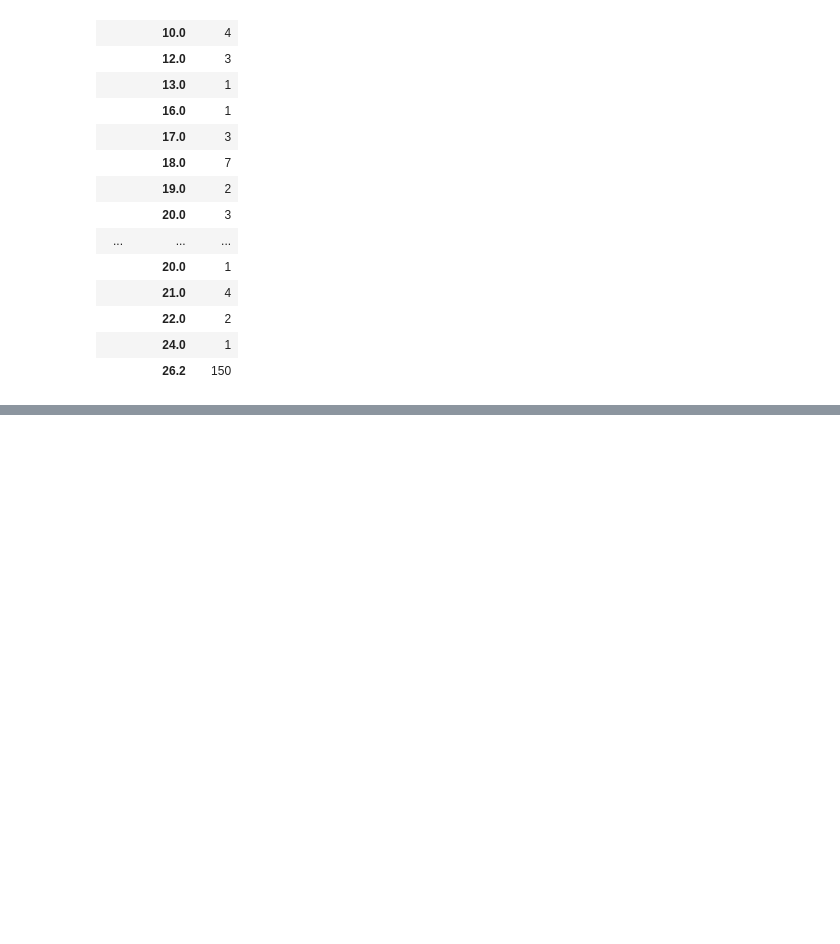
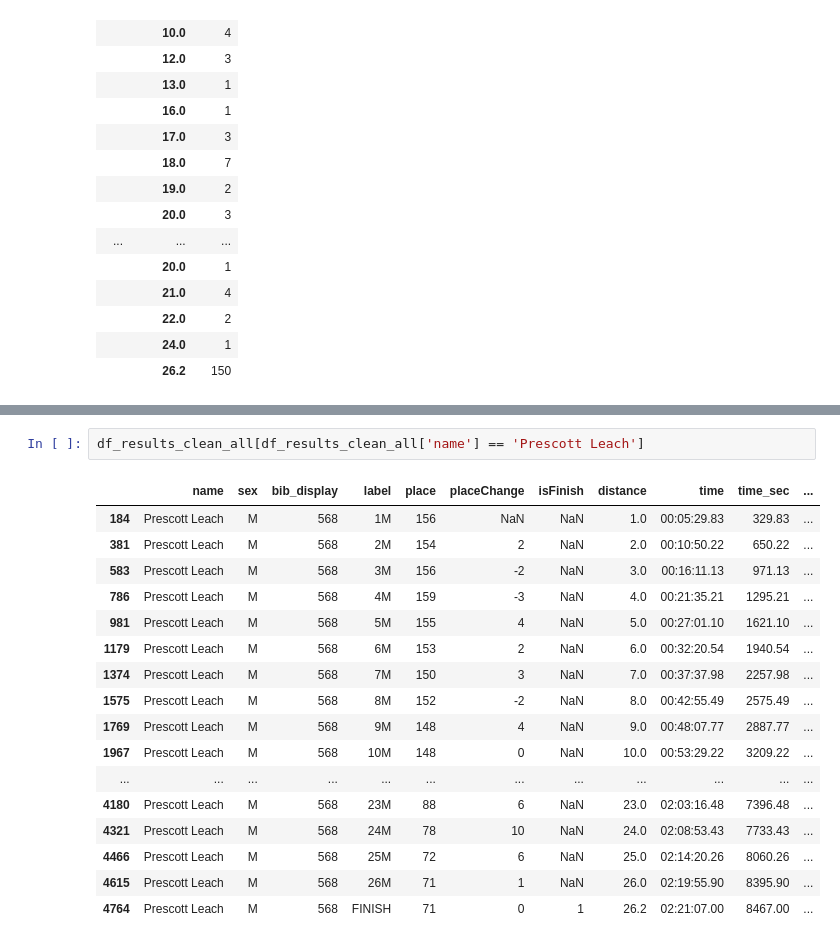
Before and after one commit to syphax/flow-visualizations, a Jupyter notebook: usa-marathon-trials-2024/util/_dev_get_times.ipynb, the cells around one changed output, grey strips where cells are left out. Drawn from its saved outputs; the diff is of its cells as text; blank space fills up the shorter version.

```diff
--- a/usa-marathon-trials-2024/util/_dev_get_times.ipynb
+++ b/usa-marathon-trials-2024/util/_dev_get_times.ipynb
@@ -387,0 +492,20 @@ df_results_runner_detail
+# %%
+df_results_clean_all[df_results_clean_all['name'] == 'Prescott Leach']
+# %% [output]
+|  | name | sex | bib_display | label | place | placeChange | isFinish | distance | time | time_sec | ... |
+| 184 | Prescott Leach | M | 568 | 1M | 156 | NaN | NaN | 1.0 | 00:05:29.83 | 329.83 | ... |
+| 381 | Prescott Leach | M | 568 | 2M | 154 | 2 | NaN | 2.0 | 00:10:50.22 | 650.22 | ... |
+| 583 | Prescott Leach | M | 568 | 3M | 156 | -2 | NaN | 3.0 | 00:16:11.13 | 971.13 | ... |
+| 786 | Prescott Leach | M | 568 | 4M | 159 | -3 | NaN | 4.0 | 00:21:35.21 | 1295.21 | ... |
+| 981 | Prescott Leach | M | 568 | 5M | 155 | 4 | NaN | 5.0 | 00:27:01.10 | 1621.10 | ... |
+| 1179 | Prescott Leach | M | 568 | 6M | 153 | 2 | NaN | 6.0 | 00:32:20.54 | 1940.54 | ... |
+| 1374 | Prescott Leach | M | 568 | 7M | 150 | 3 | NaN | 7.0 | 00:37:37.98 | 2257.98 | ... |
+| 1575 | Prescott Leach | M | 568 | 8M | 152 | -2 | NaN | 8.0 | 00:42:55.49 | 2575.49 | ... |
+| 1769 | Prescott Leach | M | 568 | 9M | 148 | 4 | NaN | 9.0 | 00:48:07.77 | 2887.77 | ... |
+| 1967 | Prescott Leach | M | 568 | 10M | 148 | 0 | NaN | 10.0 | 00:53:29.22 | 3209.22 | ... |
+| ... | ... | ... | ... | ... | ... | ... | ... | ... | ... | ... | ... |
+| 4180 | Prescott Leach | M | 568 | 23M | 88 | 6 | NaN | 23.0 | 02:03:16.48 | 7396.48 | ... |
+| 4321 | Prescott Leach | M | 568 | 24M | 78 | 10 | NaN | 24.0 | 02:08:53.43 | 7733.43 | ... |
+| 4466 | Prescott Leach | M | 568 | 25M | 72 | 6 | NaN | 25.0 | 02:14:20.26 | 8060.26 | ... |
+| 4615 | Prescott Leach | M | 568 | 26M | 71 | 1 | NaN | 26.0 | 02:19:55.90 | 8395.90 | ... |
+| 4764 | Prescott Leach | M | 568 | FINISH | 71 | 0 | 1 | 26.2 | 02:21:07.00 | 8467.00 | ... |
```
Also changed, not shown: parts of 13 cells of this notebook, 4 other files.
